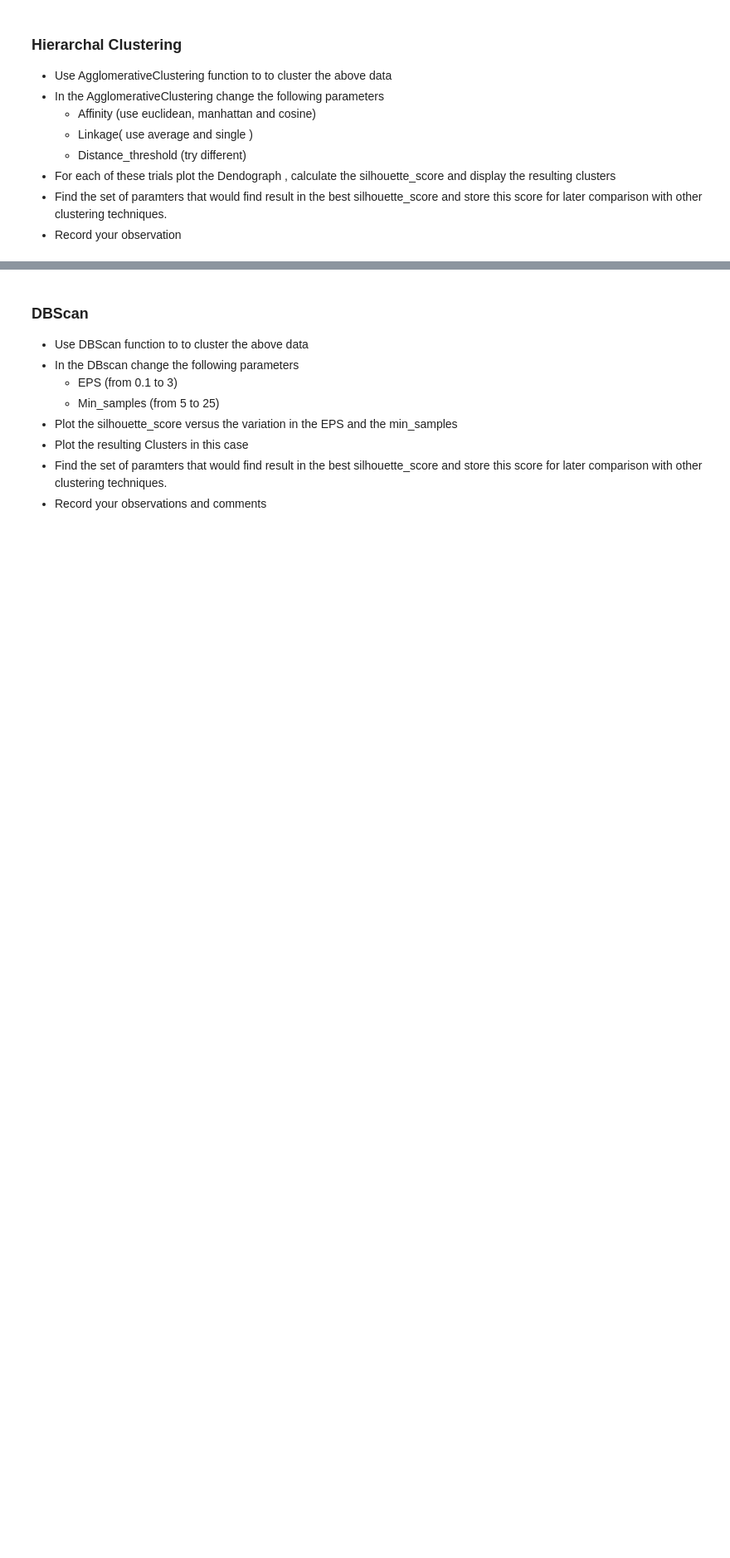
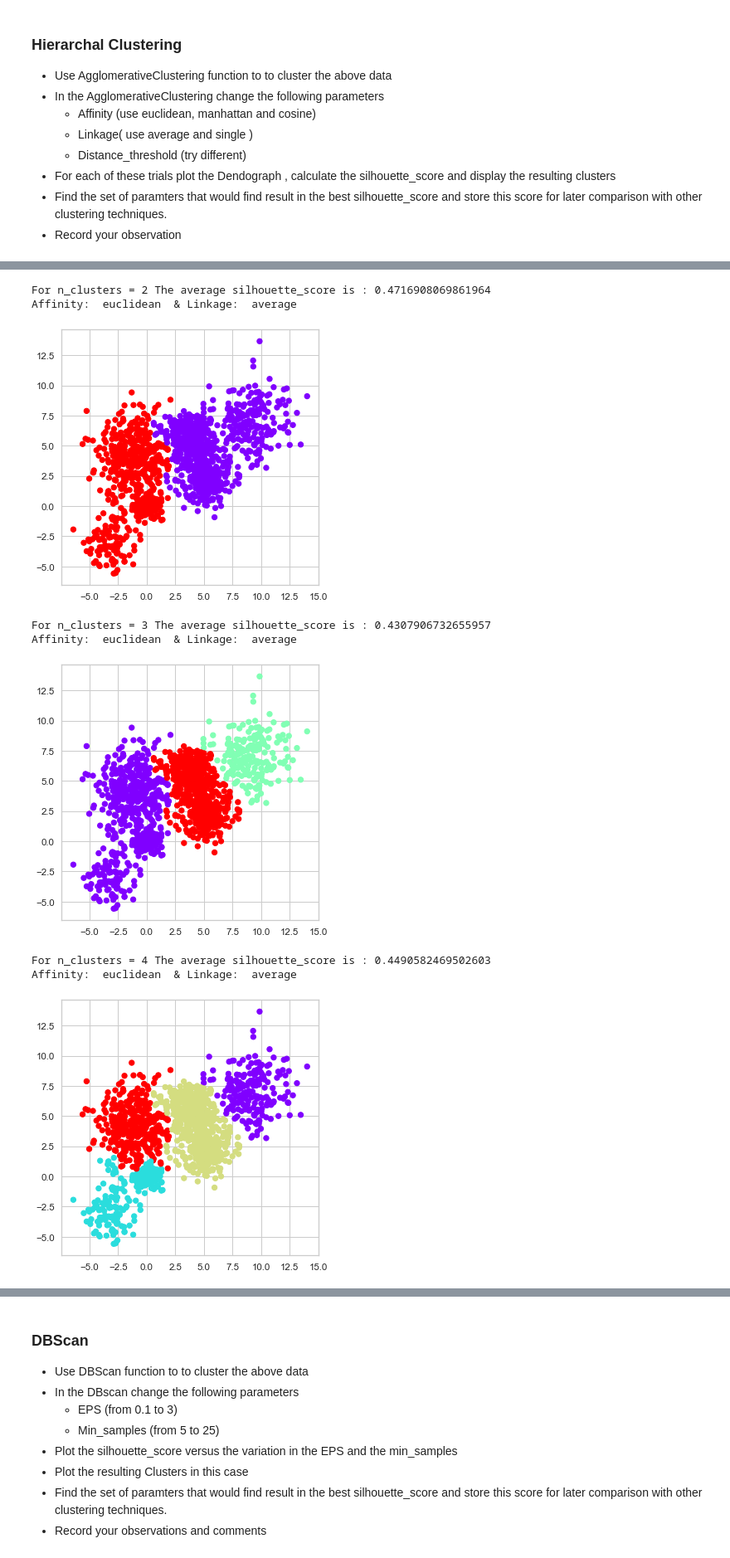
Before and after one commit to mennasherif1/clustering-project, a Jupyter notebook: Clustering_Project.ipynb, the cells around one changed output, grey strips where cells are left out. Shown at 83% size. Drawn from its saved outputs; the diff is of its cells as text; code cells hidden in the pictures; blank space fills up the shorter version.

```diff
--- a/Clustering_Project.ipynb
+++ b/Clustering_Project.ipynb
@@ -205,0 +274,47 @@ for i in k_values:
+# %%
+from sklearn.cluster import AgglomerativeClustering
+from sklearn.neighbors import NearestCentroid
+from sklearn.metrics import silhouette_samples, silhouette_score
+import matplotlib.pyplot as plt
+
+clusters = range(2,9)
+# affinity_list = ["euclidean", "cityblock", "cosine"]
+# linkage_list = ["average", "single"]
+
+def agglo_cluster(df, cluster_range, aff, link):
+    params = {'affinity':'aff', 'linkage' : 'linkage', 'silhouette score' : 'silhouette_avg'}
+    silhouette_scores_agglo = []
+    for c in cluster_range:
+        clusterer = AgglomerativeClustering(n_clusters=c, affinity=aff, linkage=link)
+        y_predict = clusterer.fit_predict(Multi_blob_Data)
+        cluster_labels = clusterer.labels_
+        silhouette_avg = silhouette_score(Multi_blob_Data, cluster_labels)
+        print("For n_clusters =", c, "The average silhouette_score is :", silhouette_avg)
+        print("Affinity: ", aff, " & Linkage: ", link)
+        silhouette_scores_agglo.append(silhouette_avg)
+        plt.scatter(Multi_blob_Data[:, 0], Multi_blob_Data[:, 1], c= cluster_labels.astype(float), cmap='rainbow')
+        plt.show()
+
+    if len(silhouette_scores_agglo) > 1 :
+        if silhouette_avg > max(silhouette_scores_agglo):
+            params['affinity'] = aff
+            params['linkage'] = link
+            params['silhouette score'] = silhouette_avg
+
+
+    return params
+
+
+
+params1 = [agglo_cluster(Multi_blob_Data, clusters, affinity, linkage) for affinity in ["euclidean", "cityblock", "cosine"] for linkage in ["average", "single"]]
+print(params1)
+# %% [output]
+For n_clusters = 2 The average silhouette_score is : 0.4716908069861964
+Affinity:  euclidean  & Linkage:  average
+[figure, added]
+For n_clusters = 3 The average silhouette_score is : 0.4307906732655957
+Affinity:  euclidean  & Linkage:  average
+[figure, added]
+For n_clusters = 4 The average silhouette_score is : 0.4490582469502603
+Affinity:  euclidean  & Linkage:  average
+[figure, added]
```
Also changed, not shown: parts of 4 cells of this notebook.
